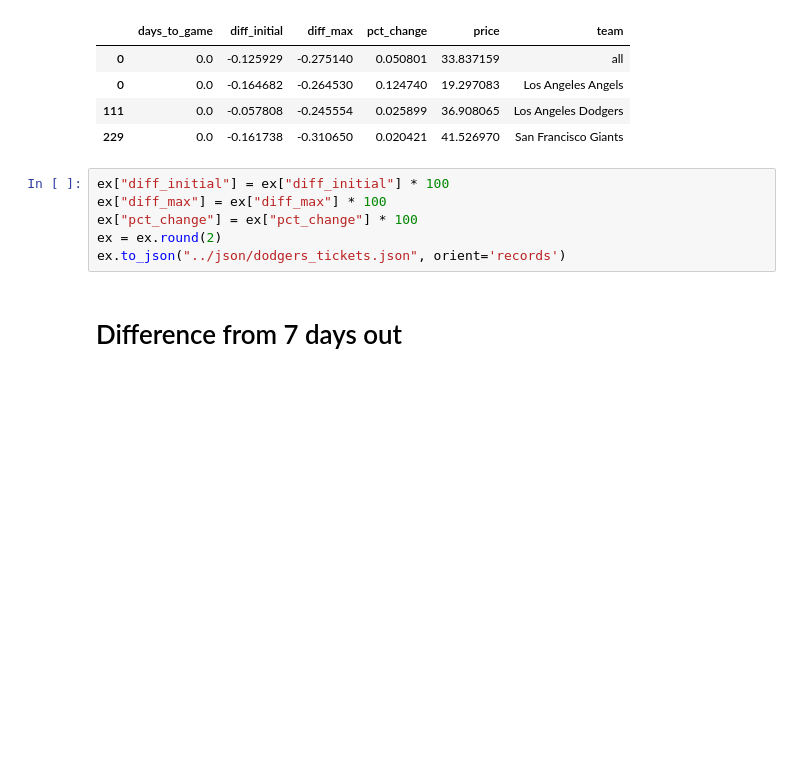
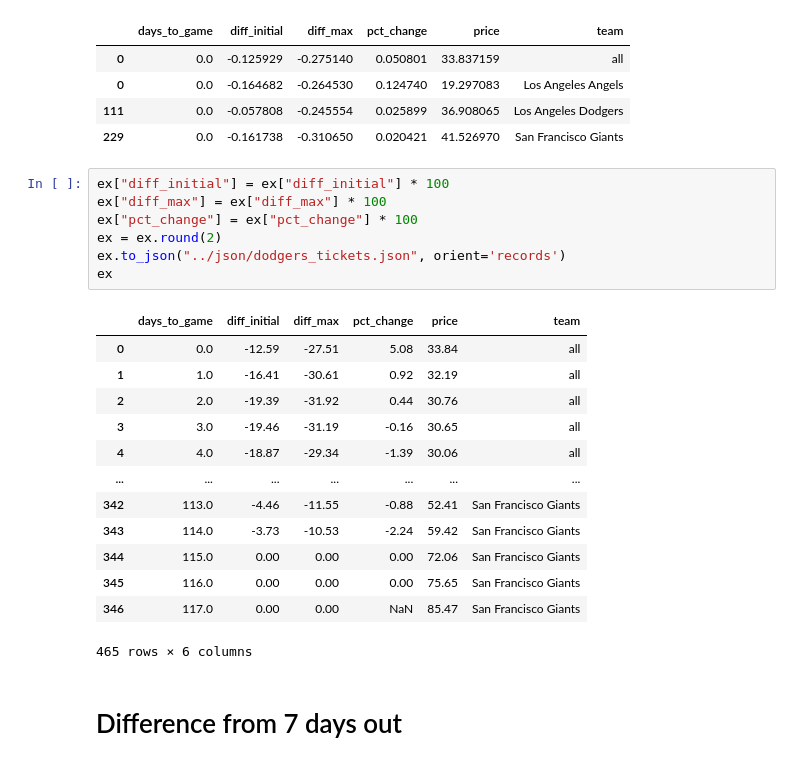
Before and after one commit to benbrill/Stubhub, a Jupyter notebook: notebooks/analysis.ipynb, the cells around one changed output. Drawn from its saved outputs; the diff is of its cells as text; blank space fills up the shorter version.

```diff
--- a/notebooks/analysis.ipynb
+++ b/notebooks/analysis.ipynb
@@ -84,9 +84,24 @@ ex[ex["days_to_game"] == 0]
 # %%
 ex["diff_initial"] = ex["diff_initial"] * 100
 ex["diff_max"] = ex["diff_max"] * 100
 ex["pct_change"] = ex["pct_change"] * 100
 ex = ex.round(2)
 ex.to_json("../json/dodgers_tickets.json", orient='records')
+ex
+# %% [output]
+|  | days_to_game | diff_initial | diff_max | pct_change | price | team |
+| 0 | 0.0 | -12.59 | -27.51 | 5.08 | 33.84 | all |
+| 1 | 1.0 | -16.41 | -30.61 | 0.92 | 32.19 | all |
+| 2 | 2.0 | -19.39 | -31.92 | 0.44 | 30.76 | all |
+| 3 | 3.0 | -19.46 | -31.19 | -0.16 | 30.65 | all |
+| 4 | 4.0 | -18.87 | -29.34 | -1.39 | 30.06 | all |
+| ... | ... | ... | ... | ... | ... | ... |
+| 342 | 113.0 | -4.46 | -11.55 | -0.88 | 52.41 | San Francisco Giants |
+| 343 | 114.0 | -3.73 | -10.53 | -2.24 | 59.42 | San Francisco Giants |
+| 344 | 115.0 | 0.00 | 0.00 | 0.00 | 72.06 | San Francisco Giants |
+| 345 | 116.0 | 0.00 | 0.00 | 0.00 | 75.65 | San Francisco Giants |
+| 346 | 117.0 | 0.00 | 0.00 | NaN | 85.47 | San Francisco Giants |
+465 rows × 6 columns
 # %% [markdown]
 # Difference from 7 days out
 # %%
```
Also changed, not shown: 5 other files.
